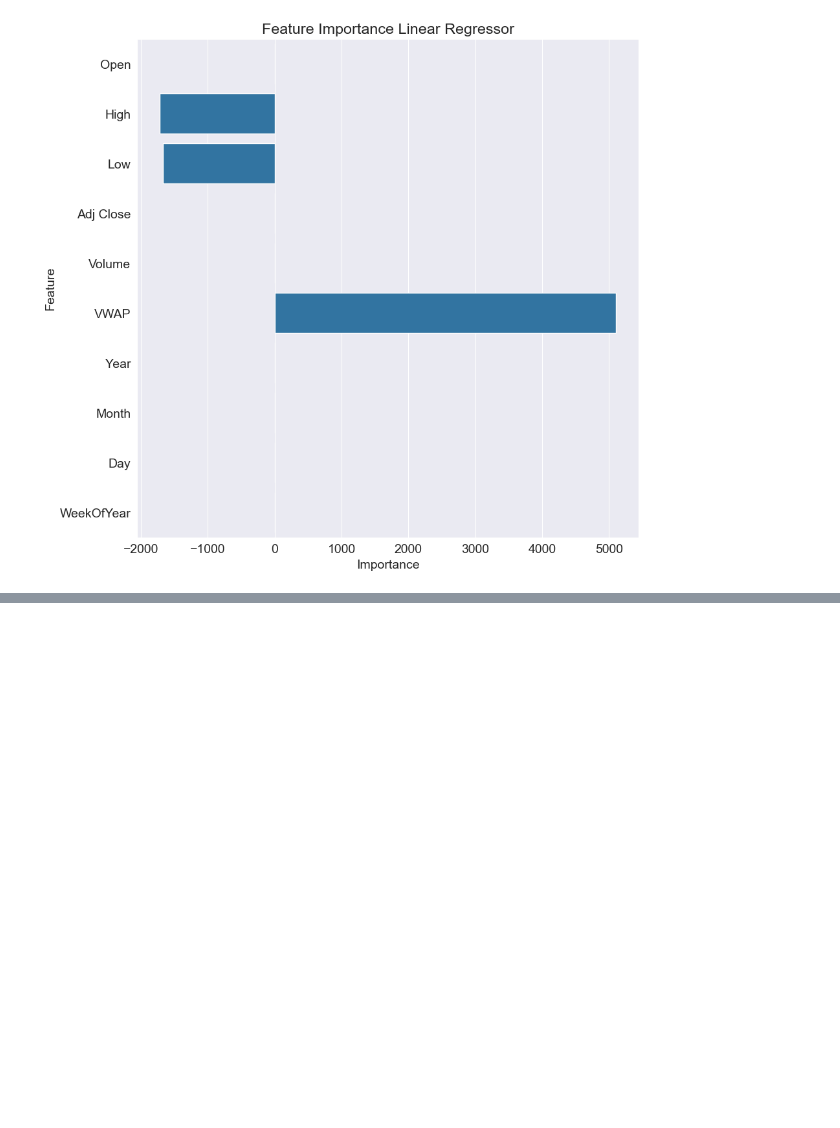
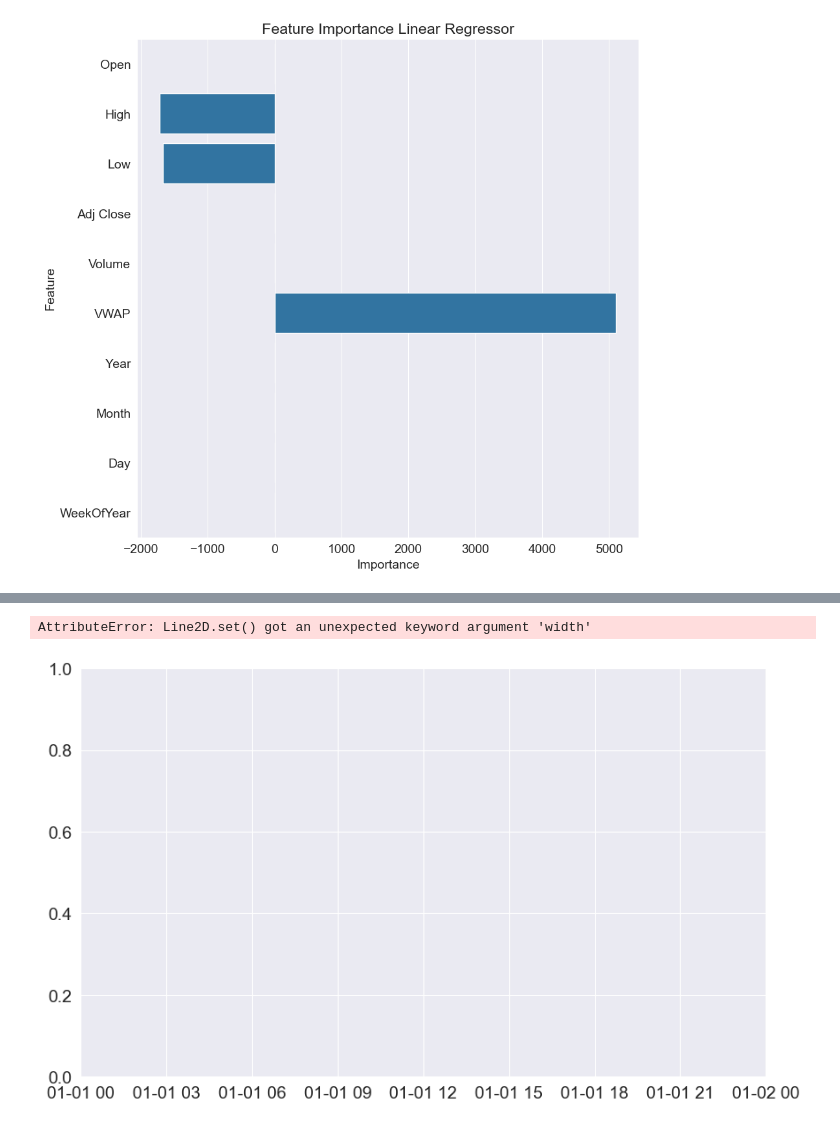
Before and after one commit to saketjha34/Python-Machine-Learning-Projects, a Jupyter notebook: NIFTY 50 Stock Price Prediction/Stock_Price_Prediction.ipynb, the cells around one changed output, grey strips where cells are left out. Saved outputs shown, nothing was run; the diff lists cells and outputs as text; code cells hidden in the pictures; blank space fills up the shorter version.

```diff
--- a/NIFTY 50 Stock Price Prediction/Stock_Price_Prediction.ipynb
+++ b/NIFTY 50 Stock Price Prediction/Stock_Price_Prediction.ipynb
@@ -464,3 +465,6 @@ sns.barplot(data=importance_lr_model_df, x='Importance', y='Feature')
 plt.show()
 # %% [output]
 [figure]
+# %%
+df = pd.read_csv('csv\\HDFC_BANK.csv')
+df
@@ -466,0 +503,6 @@ plt.show()
+# %%
+sns.lineplot(df , x = 'Date' , y = 'Close' , err_style="bars", errorbar=("se", 20) , color = c_green_dark  )
+plt.show()
+# %% [output]
+AttributeError: Line2D.set() got an unexpected keyword argument 'width'
+[figure, added]
```
Also changed, not shown: parts of 9 cells of this notebook, 4 other files.
